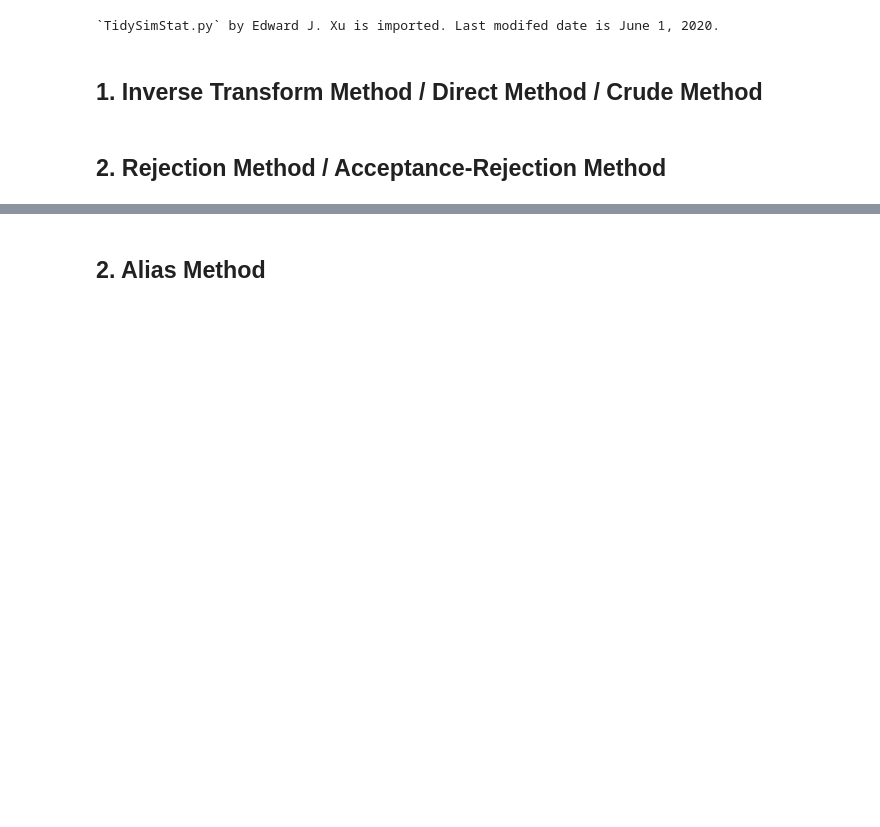
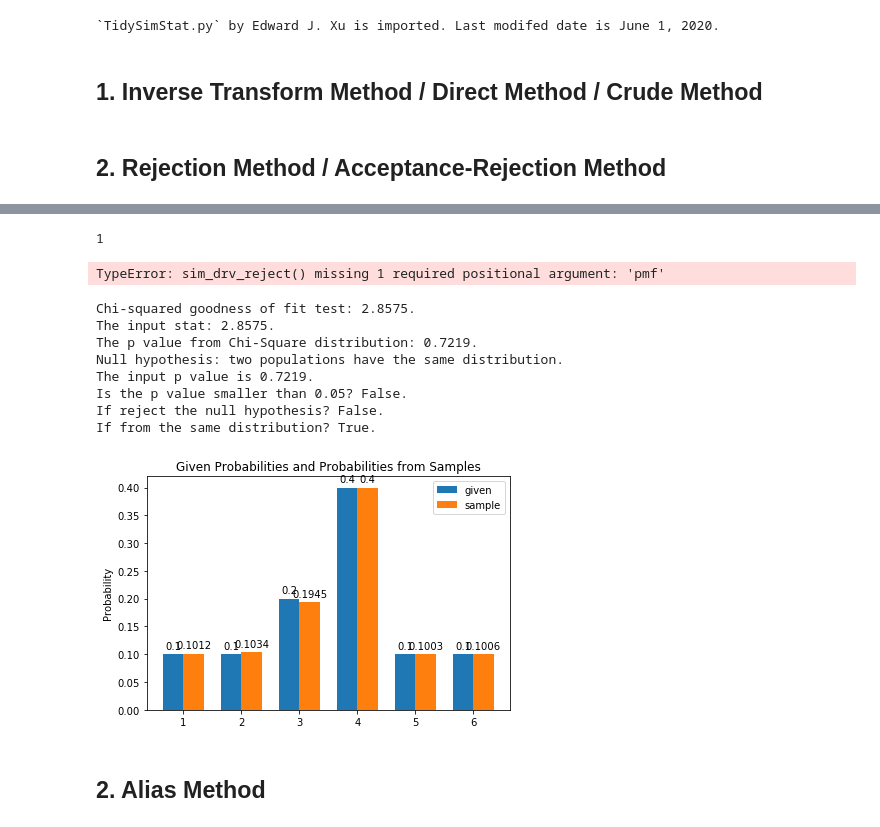
Before and after one commit to edxu96/TidySimStat, a Jupyter notebook: src/DRV.ipynb, the cells around one changed output, grey strips where cells are left out. Saved outputs shown, nothing was run; the diff lists cells and outputs as text; code cells hidden in the pictures; blank space fills up the shorter version.

```diff
--- a/src/DRV.ipynb
+++ b/src/DRV.ipynb
@@ -11,6 +11,9 @@ import random as rd
 from operator import add
 
 import TidySimStat as tss
+
+from importlib import reload
+tss = reload(tss)
 # %% [output]
 `TidySimStat.py` by Edward J. Xu is imported. Last modifed date is June 1, 2020.
 # %% [markdown]
@@ -34,3 +43,78 @@ def pmf_q_uniform(j:int):
+# %%
+# def exam_sim_drv_reject():
+pmf = [7/16, 1/4, 1/8, 3/16]
+tss.sim_drv_reject(pmf)
+# %% [output]
+1
+# %%
+tss.exam_sim_drv(tss.sim_drv_reject())
+# %% [output]
+TypeError: sim_drv_reject() missing 1 required positional argument: 'pmf'
+# %%
+def exam_sim_drv_reject():
+    num_sim = 10000
+#     p = [7/16, 1/4, 1/8, 3/16]
+    p = [0.1, 0.1, 0.2, 0.4, 0.1, 0.1]
+    n = len(p)
+
+    xs = [tss.sim_drv_reject(p) for l in range(num_sim)]
+    p_sample = [xs.count(l) / num_sim for l in range(1, n+1)]
+
+    ## KS test
+    li_count = [xs.count(l) for l in range(1, n+1)]
+    li_cdf = tss.pmf2cdf(p)
+    stat = cal_stat_gof(li_count, li_cdf)
+    pvalue = cal_pvalue_chi2(stat, df=5)
+    tss.test_dist(pvalue)
+
+    ## Start plotting.
+    labels = [l for l in range(1, n+1)]
+
+    x = np.arange(len(labels))  # the label locations
+    width = 0.35  # the width of the bars
+
+    fig, ax = plt.subplots()
+    rects1 = ax.bar(x - width/2, p, width, label='given')
+    rects2 = ax.bar(x + width/2, p_sample, width, label='sample')
+
+    # Add some text for labels, title and custom x-axis tick labels, etc.
+    ax.set_ylabel('Probability')
+    ax.set_title('Given Probabilities and Probabilities from Samples')
+    ax.set_xticks(x)
+    ax.set_xticklabels(labels)
+    ax.legend()
+
+
+    def autolabel(rects):
+        """Attach a text label above each bar in *rects*, displaying its height."""
+        for rect in rects:
+            height = rect.get_height()
+            ax.annotate('{}'.format(height),
+                xy=(rect.get_x() + rect.get_width() / 2, height),
+                xytext=(0, 3),  # 3 points vertical offset
+                textcoords="offset points",
+                ha='center', va='bottom')
+
+
+    autolabel(rects1)
+    autolabel(rects2)
+
+    fig.tight_layout()
+
+    plt.show()
+
+
+exam_sim_drv_reject()
+# %% [output]
+Chi-squared goodness of fit test: 2.8575.
+The input stat: 2.8575.
+The p value from Chi-Square distribution: 0.7219.
+Null hypothesis: two populations have the same distribution.
+The input p value is 0.7219.
+Is the p value smaller than 0.05? False.
+If reject the null hypothesis? False.
+If from the same distribution? True.
+[figure, added]
 # %% [markdown]
 ## 2. Alias Method
 # %%
```
Also changed, not shown: parts of 14 cells of this notebook, 6 other files.
